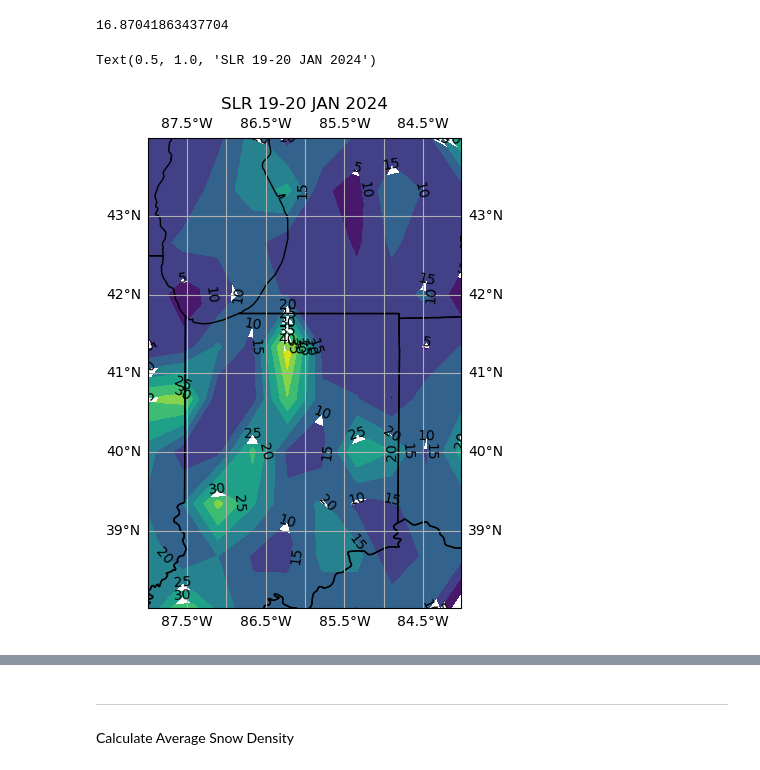
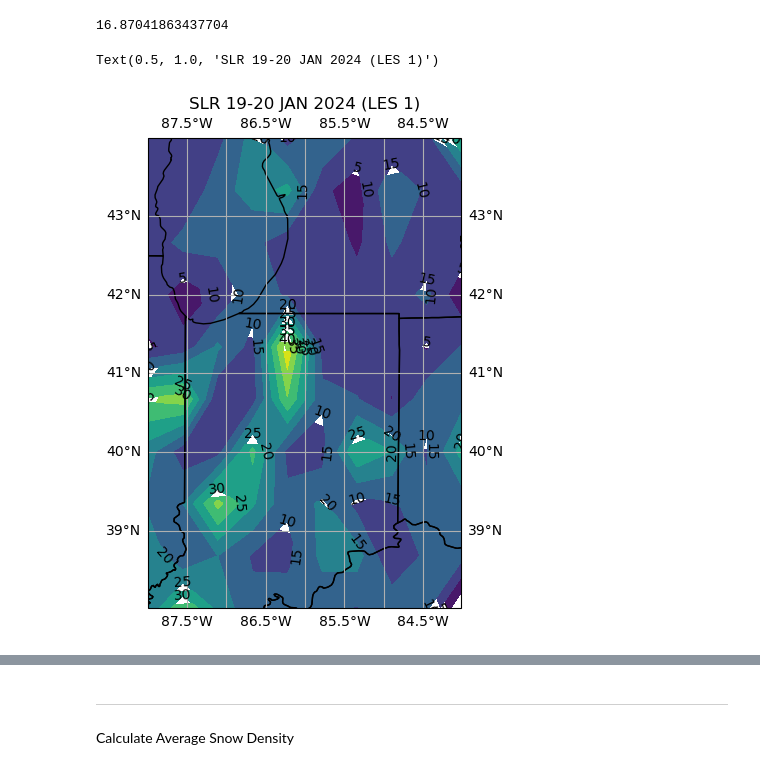
Before and after one commit to ROME-git/EAPS507_Final_Fall2024, a Jupyter notebook: snowfall_plots.ipynb, the cells around one changed output, grey strips where cells are left out. Drawn from its saved outputs; the diff is of its cells as text; code cells hidden in the pictures.

```diff
--- a/snowfall_plots.ipynb
+++ b/snowfall_plots.ipynb
@@ -228,21 +296,21 @@ combined_df_L1['SLR'].mean()
 # %%
 fig,ax = plt.subplots(figsize=(4, 5), subplot_kw={'projection': ccrs.PlateCarree()})
 fig.tight_layout()
 grid_lat, grid_lon, grid_values = plotable(combined_df_L1)
 latmin_n = 20
 latmax_n = 70
 lonmin_n = -160
 lonmax_n = -60
 extent = [lonmin_n,lonmax_n,latmin_n,latmax_n]
 
 ax.coastlines()
 ax.add_feature(cfeature.BORDERS, linestyle='-', alpha=1)
 ax.add_feature(cfeature.STATES, linestyle='-', alpha=1)
 ax.gridlines(draw_labels=True)
 contour = ax.contourf(grid_lon, grid_lat, grid_values, cmap='viridis',levels = np.arange(5,50,5))
 
 ax.clabel(contour, inline = True, colors = 'black')
-plt.title('SLR 19-20 JAN 2024')
+plt.title('SLR 19-20 JAN 2024 (LES 1)')
 # %% [output]
-Text(0.5, 1.0, 'SLR 19-20 JAN 2024')
+Text(0.5, 1.0, 'SLR 19-20 JAN 2024 (LES 1)')
-[figure, old version]
+[figure, new version]
```
Also changed, not shown: parts of 21 cells of this notebook.
